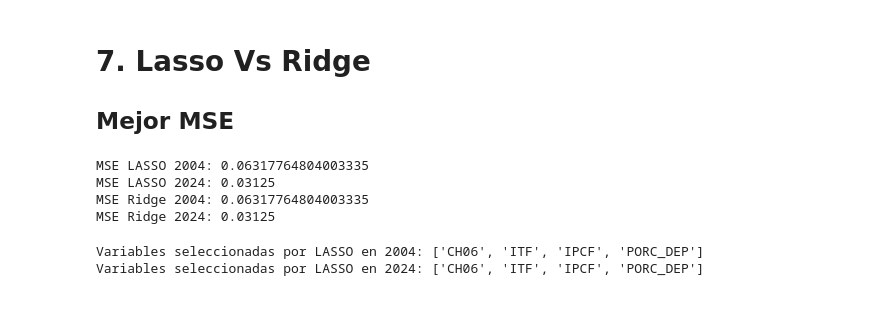
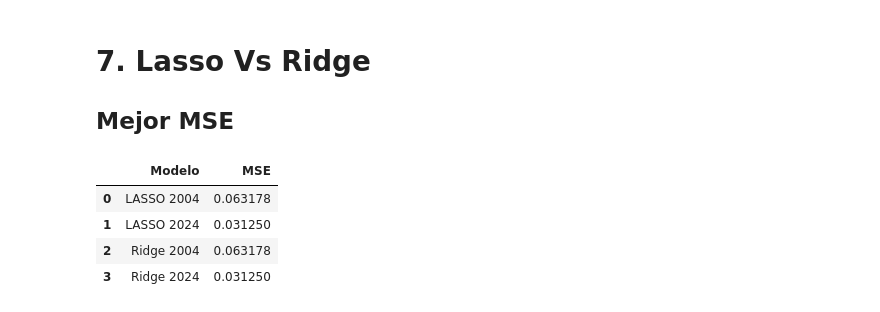
Before and after one commit to JorgeJimenezT/Big-Data-UBA---Jimenez-Menendez-Nunez, a Jupyter notebook: TP4/TP04.ipynb, the cells around one changed output. Drawn from its saved outputs; the diff is of its cells as text; code cells hidden in the pictures.

```diff
--- a/TP4/TP04.ipynb
+++ b/TP4/TP04.ipynb
@@ -1436,54 +1501,46 @@ lasso_model_2024 = LogisticRegression(penalty='l1', solver='liblinear')
 
 # Ajustamos los modelos
 lasso_model_2004.fit(X_train_2004_scaled, y_train_2004)
 lasso_model_2024.fit(X_train_2024_scaled, y_train_2024)
 
 # Predicciones
 y_pred_2004_lasso = lasso_model_2004.predict(X_train_2004_scaled)
 y_pred_2024_lasso = lasso_model_2024.predict(X_train_2024_scaled)
 
 # Calculamos el MSE para LASSO
 mse_2004_lasso = mean_squared_error(y_train_2004, y_pred_2004_lasso)
 mse_2024_lasso = mean_squared_error(y_train_2024, y_pred_2024_lasso)
 
 # Regularización Ridge (penalización L2)
 ridge_model_2004 = LogisticRegression(penalty='l2', solver='liblinear')
 ridge_model_2024 = LogisticRegression(penalty='l2', solver='liblinear')
 
 # Ajustamos los modelos
 ridge_model_2004.fit(X_train_2004_scaled, y_train_2004)
 ridge_model_2024.fit(X_train_2024_scaled, y_train_2024)
 
 # Predicciones
 y_pred_2004_ridge = ridge_model_2004.predict(X_train_2004_scaled)
 y_pred_2024_ridge = ridge_model_2024.predict(X_train_2024_scaled)
 
 # Calculamos el MSE para Ridge
 mse_2004_ridge = mean_squared_error(y_train_2004, y_pred_2004_ridge)
 mse_2024_ridge = mean_squared_error(y_train_2024, y_pred_2024_ridge)
 
-# Imprimir resultados
-print(f"MSE LASSO 2004: {mse_2004_lasso}")
-print(f"MSE LASSO 2024: {mse_2024_lasso}")
-print(f"MSE Ridge 2004: {mse_2004_ridge}")
-print(f"MSE Ridge 2024: {mse_2024_ridge}")
+# DataFrame para mostrar los resultados
+results_df = pd.DataFrame({
+    'Modelo': ['LASSO 2004', 'LASSO 2024', 'Ridge 2004', 'Ridge 2024'],
+    'MSE': [mse_2004_lasso, mse_2024_lasso, mse_2004_ridge, mse_2024_ridge]
+})
+
+
+# Mostrar el cuadro con las variables seleccionadas
+import IPython.display as display
+
+display.display(results_df)
 # %% [output]
-MSE LASSO 2004: 0.06317764804003335
-MSE LASSO 2024: 0.03125
-MSE Ridge 2004: 0.06317764804003335
-MSE Ridge 2024: 0.03125
+|  | Modelo | MSE |
+| 0 | LASSO 2004 | 0.063178 |
+| 1 | LASSO 2024 | 0.031250 |
+| 2 | Ridge 2004 | 0.063178 |
+| 3 | Ridge 2024 | 0.031250 |
-# %%
-# Obtener los coeficientes de LASSO
-coef_2004_lasso = pd.Series(lasso_model_2004.coef_[0], index=X_train_2004.columns)
-coef_2024_lasso = pd.Series(lasso_model_2024.coef_[0], index=X_train_2024.columns)
-
-# Filtrar las variables con coeficientes no nulos
-selected_features_2004_lasso = coef_2004_lasso[coef_2004_lasso != 0]
-selected_features_2024_lasso = coef_2024_lasso[coef_2024_lasso != 0]
-
-# Mostrar las variables seleccionadas en 2004 y 2024
-print(f"Variables seleccionadas por LASSO en 2004: {selected_features_2004_lasso.index.tolist()}")
-print(f"Variables seleccionadas por LASSO en 2024: {selected_features_2024_lasso.index.tolist()}")
-# %% [output]
-Variables seleccionadas por LASSO en 2004: ['CH06', 'ITF', 'IPCF', 'PORC_DEP']
-Variables seleccionadas por LASSO en 2024: ['CH06', 'ITF', 'IPCF', 'PORC_DEP']
```
Also changed, not shown: parts of 4 cells of this notebook.
